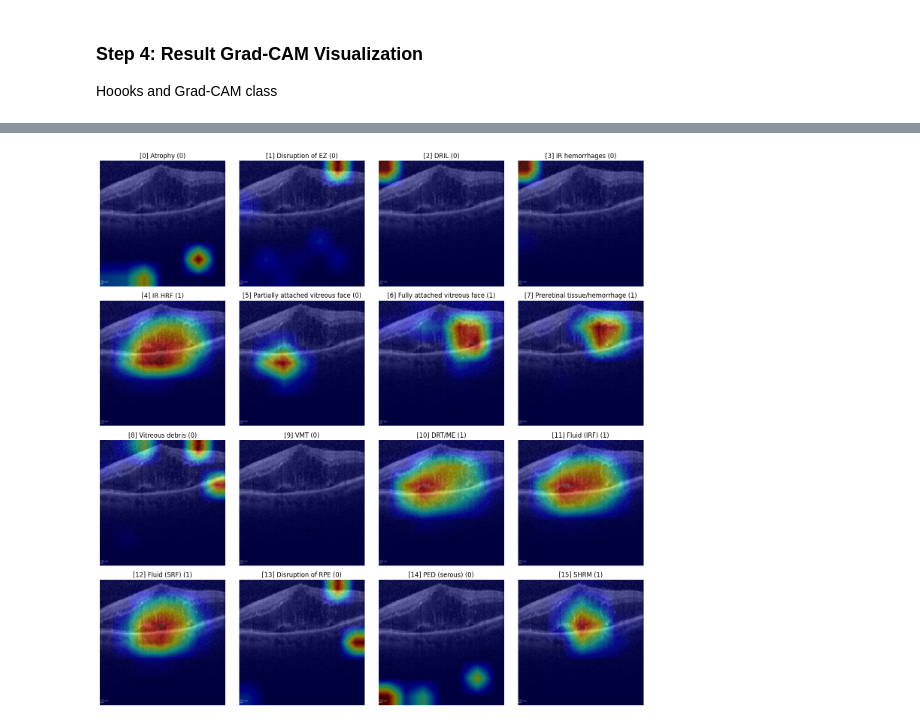
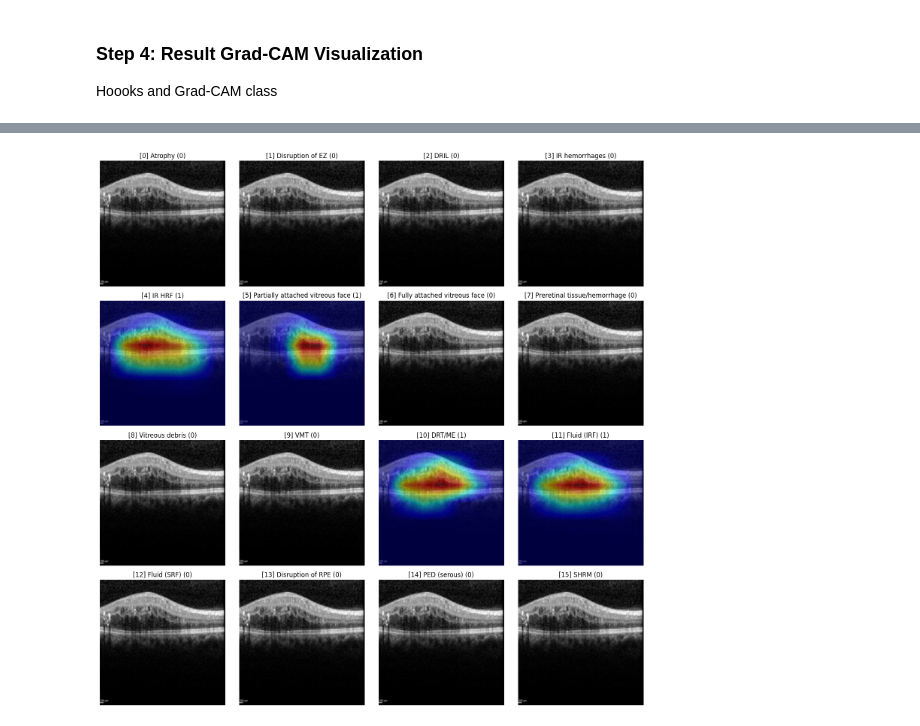
Before and after one commit to rdharini2001/ECE_8803_Final_Project, a Jupyter notebook: FML_Project_ModelEvaluation_GradCAM.ipynb, the cells around one changed output, grey strips where cells are left out. Cells and saved outputs as stored; diff of their text form; code cells hidden in the pictures.

```diff
--- a/FML_Project_ModelEvaluation_GradCAM.ipynb
+++ b/FML_Project_ModelEvaluation_GradCAM.ipynb
@@ -654,58 +654,45 @@ plt.show()
 input_image = images.unsqueeze(0).to(device)  # Add batch dimension, move to device
 clinical_data = clinical_data.unsqueeze(0).to(device)
 
-# Target layer for Grad-CAM
-target_layer_image = ImageModel.layer4
-# target_layer = ImageModel.layer4[2].conv2
-target_layer_fusion = FusionModel.image_model.layer4
-# Initialize Grad-CAM
-gradcam_image = GradCAM(ImageModel, target_layer_image)
-gradcam_fusion = GradCAM(FusionModel, target_layer_fusion)
+# Define the models and target layers
+# ([Model], [Target Layer], [Show grad-CAM for all biomarkers (0 is only for detected)])
+GradCamVisInput = [
+    (ImageModel, ImageModel.layer4, 0),  # ImageModel.layer4[2].conv2
+    (FusionModel, FusionModel.image_model.layer4, 1)
+]
 
-# Grad-CAM for biomarkers
-gradcam_maps_image = []
-gradcam_maps_fusion = []
-for biomarker_idx in range(16):
-    saliency_map_image = gradcam_image.calculate(input_image, biomarker_idx)
-    saliency_map_fusion = gradcam_fusion.calculate(input_image, biomarker_idx, clinical_data=clinical_data)
-    gradcam_maps_image.append(saliency_map_image.cpu().detach().numpy())
-    gradcam_maps_fusion.append(saliency_map_fusion.cpu().detach().numpy())
+# Loop through each model
+for model, target_layer, show_all_gradCAM in GradCamVisInput:
+    # Initialize Grad-CAM
+    gradcam = GradCAM(model, target_layer)
 
-print("Grad-CAM for Image Model")
-# Plot the Grad-CAM maps for all biomarkers
-fig, axes = plt.subplots(4, 4, figsize=(15, 15))
-axes = axes.flatten()
-for i, ax in enumerate(axes):
-    # If the Grad-CAM map is not zero (meaning the biomarker was detected)
-    if labels[i] > -0.5:
-        heatmap = gradcam_maps_image[i]
-        ax.imshow(grayscale_image, cmap="gray")
-        ax.imshow(heatmap, cmap="jet", alpha=0.5)  # Overlay heatmap
-    else:
-        # If no biomarker is detected, just show the grayscale image
-        ax.imshow(grayscale_image, cmap="gray")
-    ax.set_title(f"[{i}] {BiomarkerLables[i]} ({int(labels[i].item())})")
-    ax.axis("off")
+    # Grad-CAM for biomarkers
+    gradcam_maps = []
+    for biomarker_idx in range(16):
+        saliency_map = gradcam.calculate(input_image, biomarker_idx, clinical_data=clinical_data if model == FusionModel else None)
+        gradcam_maps.append(saliency_map.cpu().detach().numpy())
 
-plt.tight_layout()
-plt.show()
+    # Print which model is being processed
+    print(f"Grad-CAM for {model.__class__.__name__}")
 
-print("Grad-CAM for Fusion Model")
-# Plot the Grad-CAM maps for all biomarkers
-fig, axes = plt.subplots(4, 4, figsize=(15, 15))
-axes = axes.flatten()
-for i, ax in enumerate(axes):
-    # If the Grad-CAM map is not zero (meaning the biomarker was detected)
-    if labels[i] > -0.5: # - to temporarily disable the split and plot all
-        heatmap = gradcam_maps_fusion[i]
-        ax.imshow(grayscale_image, cmap="gray")
-        ax.imshow(heatmap, cmap="jet", alpha=0.5)  # Overlay heatmap
-    else:
-        # If no biomarker is detected, just show the grayscale image
-        ax.imshow(grayscale_image, cmap="gray")
-    ax.set_title(f"[{i}] {BiomarkerLables[i]} ({int(labels[i].item())})")
-    ax.axis("off")
+    # Plot the Grad-CAM maps for all biomarkers
+    fig, axes = plt.subplots(4, 4, figsize=(15, 15))
+    axes = axes.flatten()
 
-plt.tight_layout()
-plt.show()
+    for i, ax in enumerate(axes):
+        # If the Grad-CAM map is not zero (meaning the biomarker was detected)
+        if labels[i] > 0.5 or show_all_gradCAM > 0:
+            heatmap = gradcam_maps[i]
+            ax.imshow(grayscale_image, cmap="gray")
+            ax.imshow(heatmap, cmap="jet", alpha=0.5)  # Overlay heatmap
+        else:
+            # If no biomarker is detected, just show the grayscale image
+            ax.imshow(grayscale_image, cmap="gray")
+
+        # Set the title with the biomarker name and index
+        ax.set_title(f"[{i}] {BiomarkerLables[i]} ({int(labels[i].item())})")
+        ax.axis("off")
+
+    plt.tight_layout()
+    plt.show()
 # %% [output]
@@ -715 +702 @@ Grad-CAM for Image Model
-[figure, old version]
+[figure, new version]
```
Also changed, not shown: parts of 1 cell of this notebook.
